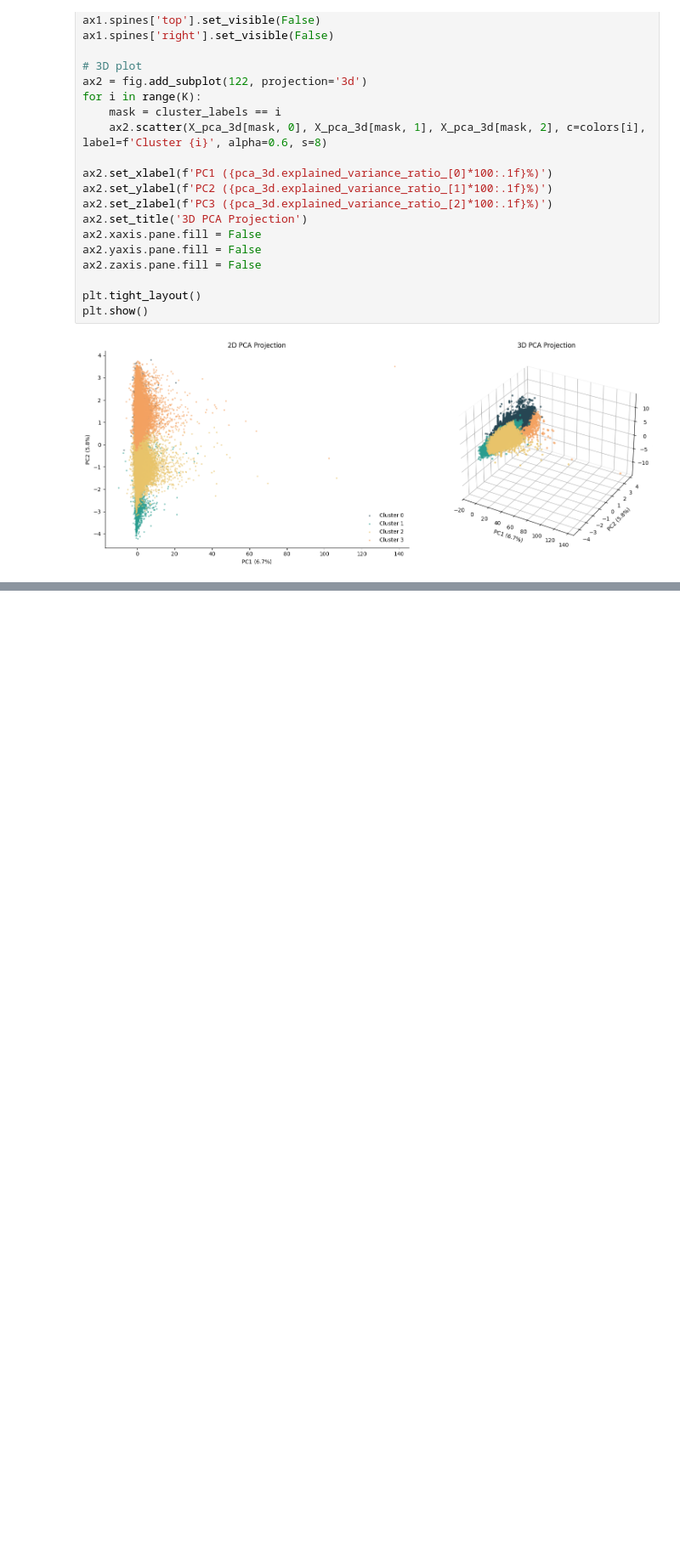
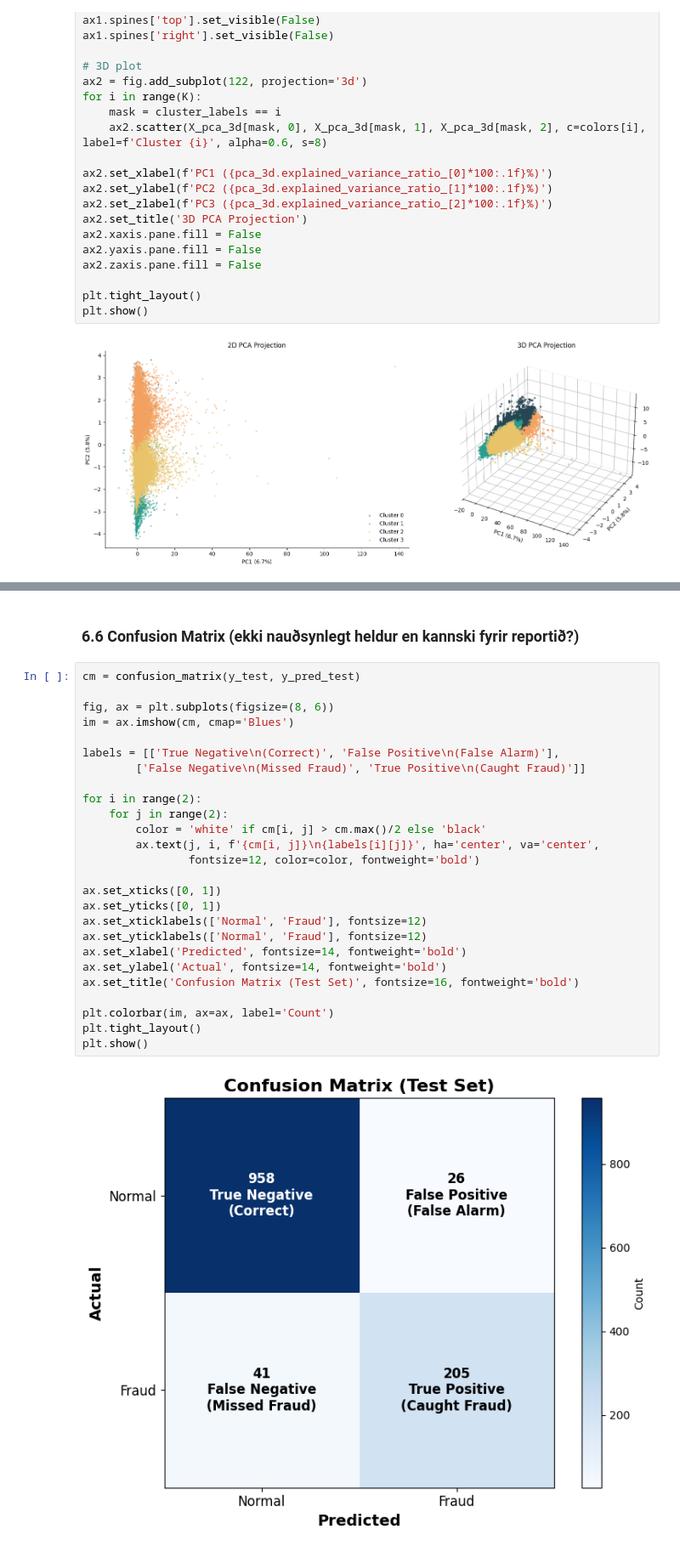
Before and after one commit to sunnakaradottir/data_science, a Jupyter notebook: notebooks/project.ipynb, the cells around one changed output, grey strips where cells are left out. Shown at 85% size. Cells and saved outputs as stored; diff of their text form; blank space fills up the shorter version.

```diff
--- a/notebooks/project.ipynb
+++ b/notebooks/project.ipynb
@@ -274,0 +657,30 @@ plt.show()
+# %% [markdown]
+### 6.6 Confusion Matrix (ekki nauðsynlegt heldur en kannski fyrir reportið?)
+# %%
+cm = confusion_matrix(y_test, y_pred_test)
+
+fig, ax = plt.subplots(figsize=(8, 6))
+im = ax.imshow(cm, cmap='Blues')
+
+labels = [['True Negative\n(Correct)', 'False Positive\n(False Alarm)'],
+        ['False Negative\n(Missed Fraud)', 'True Positive\n(Caught Fraud)']]
+
+for i in range(2):
+    for j in range(2):
+        color = 'white' if cm[i, j] > cm.max()/2 else 'black'
+        ax.text(j, i, f'{cm[i, j]}\n{labels[i][j]}', ha='center', va='center',
+                fontsize=12, color=color, fontweight='bold')
+
+ax.set_xticks([0, 1])
+ax.set_yticks([0, 1])
+ax.set_xticklabels(['Normal', 'Fraud'], fontsize=12)
+ax.set_yticklabels(['Normal', 'Fraud'], fontsize=12)
+ax.set_xlabel('Predicted', fontsize=14, fontweight='bold')
+ax.set_ylabel('Actual', fontsize=14, fontweight='bold')
+ax.set_title('Confusion Matrix (Test Set)', fontsize=16, fontweight='bold')
+
+plt.colorbar(im, ax=ax, label='Count')
+plt.tight_layout()
+plt.show()
+# %% [output]
+[figure, added]
```
Also changed, not shown: parts of 21 cells of this notebook.
